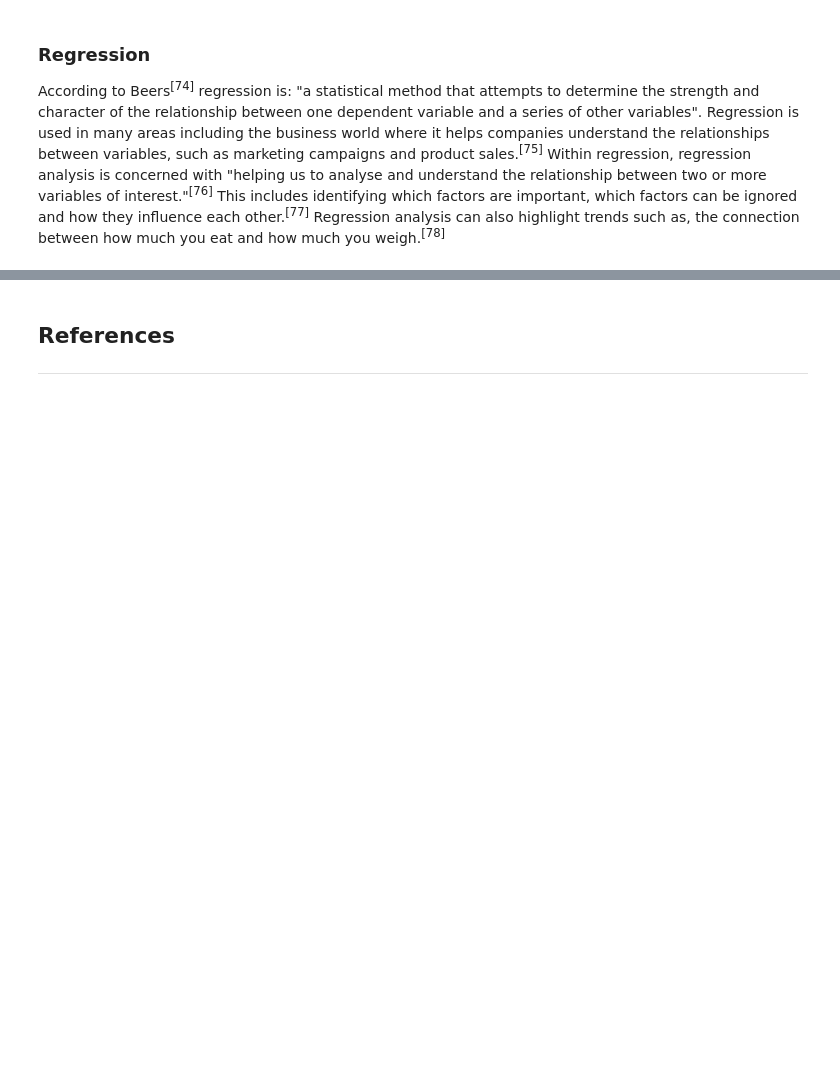
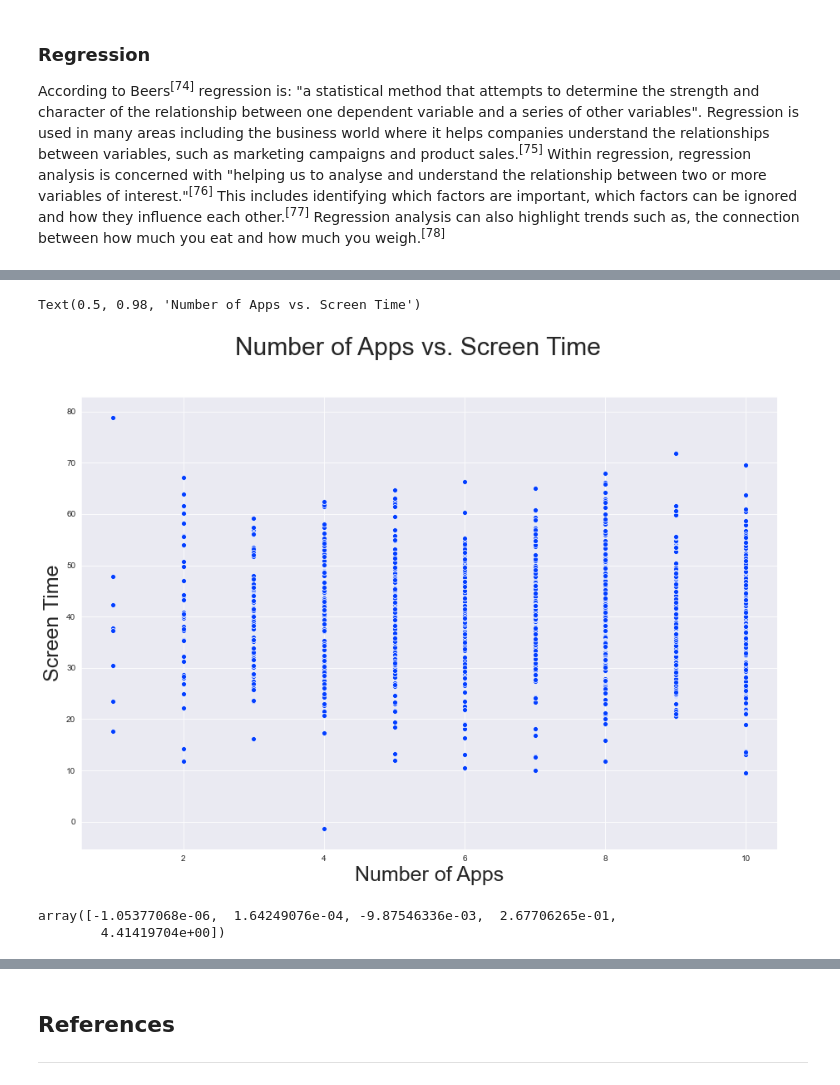
Before and after one commit to JPLee01/Programming_for_Data_Analysis-PRoject, a Jupyter notebook: Programming_for_Data_Analysis-Project.ipynb, the cells around one changed output, grey strips where cells are left out. Cells and saved outputs as stored; diff of their text form; code cells hidden in the pictures; blank space fills up the shorter version.

```diff
--- a/Programming_for_Data_Analysis-Project.ipynb
+++ b/Programming_for_Data_Analysis-Project.ipynb
@@ -678,0 +686,19 @@ According to Beers<sup>[74]</sup> regression is: "a statistical method that atte
+# %%
+#Plotting of the Data Set on a Scatter Plot
+plt.figure(figsize=(15, 10))
+sns.scatterplot(data=data_set_gender, x='Number of Apps', y='Screen Time',
+    sizes=(250, 250), legend="full")
+plt. xlabel('Number of Apps', fontsize=25)
+plt. ylabel('Screen Time', fontsize=25)
+plt. suptitle('Number of Apps vs. Screen Time', fontsize=30)
+# %% [output]
+Text(0.5, 0.98, 'Number of Apps vs. Screen Time')
+[figure, added]
+# %%
+# Creation of coefficient variables i.e. best fit values or lowest cost for m and c
+# They are outputted as arrays
+coeffs = np.polyfit(data_set_gender['Screen Time'], data_set_gender['Number of Apps'], 4)
+coeffs
+# %% [output]
+array([-1.05377068e-06,  1.64249076e-04, -9.87546336e-03,  2.67706265e-01,
+        4.41419704e+00])
```
Also changed, not shown: parts of 11 cells of this notebook.
